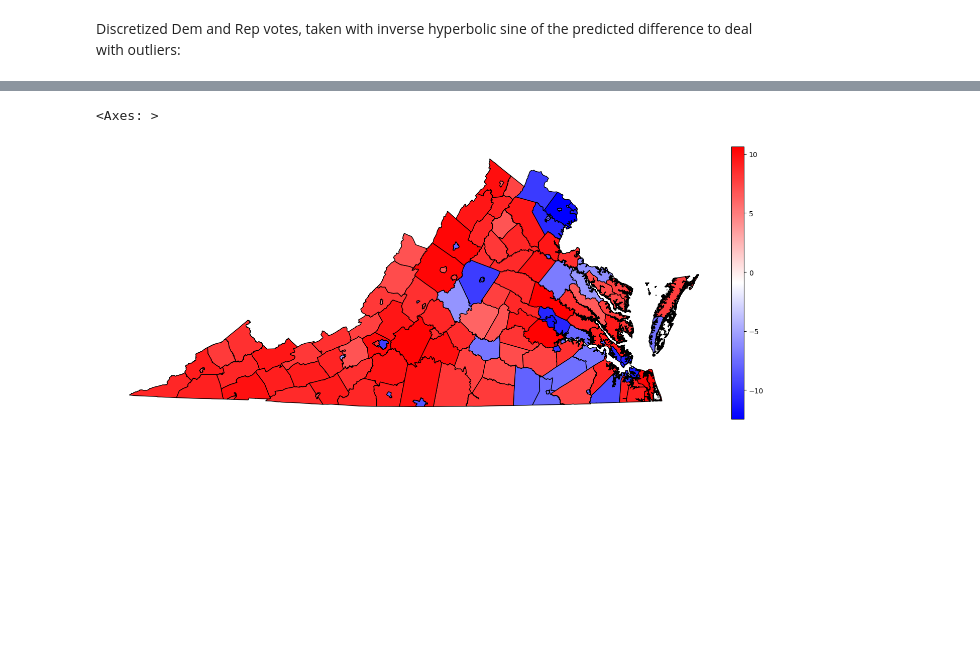
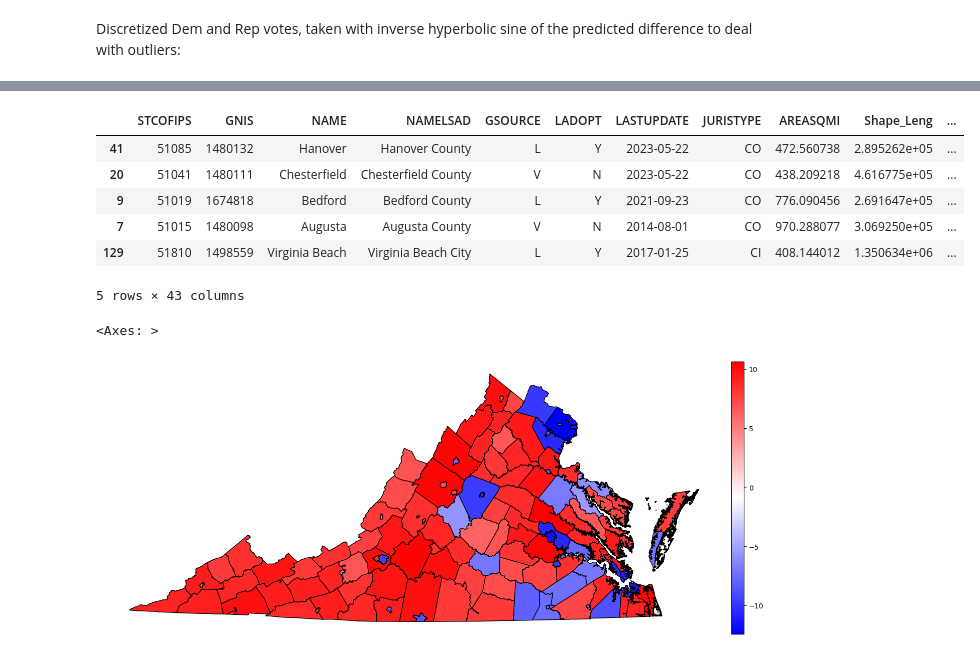
Before and after one commit to phipyao/ds3001-project_voting, a Jupyter notebook: project_voting.ipynb, the cells around one changed output, grey strips where cells are left out. Saved outputs shown, nothing was run; the diff lists cells and outputs as text; code cells hidden in the pictures; blank space fills up the shorter version.

```diff
--- a/project_voting.ipynb
+++ b/project_voting.ipynb
@@ -149,3 +161,15 @@ df[['NAME', 'vote_diff_ihs']].head()
+# %%
+# Predicted most Republican leaning counties
+
+df.sort_values(by=['vote_diff_ihs'], ascending=False).head(5)
+# %% [output]
+|  | STCOFIPS | GNIS | NAME | NAMELSAD | GSOURCE | LADOPT | LASTUPDATE | JURISTYPE | AREASQMI | Shape_Leng | ... |
+| 41 | 51085 | 1480132 | Hanover | Hanover County | L | Y | 2023-05-22 | CO | 472.560738 | 2.895262e+05 | ... |
+| 20 | 51041 | 1480111 | Chesterfield | Chesterfield County | V | N | 2023-05-22 | CO | 438.209218 | 4.616775e+05 | ... |
+| 9 | 51019 | 1674818 | Bedford | Bedford County | L | Y | 2021-09-23 | CO | 776.090456 | 2.691647e+05 | ... |
+| 7 | 51015 | 1480098 | Augusta | Augusta County | V | N | 2014-08-01 | CO | 970.288077 | 3.069250e+05 | ... |
+| 129 | 51810 | 1498559 | Virginia Beach | Virginia Beach City | L | Y | 2017-01-25 | CI | 408.144012 | 1.350634e+06 | ... |
+5 rows × 43 columns
 # %%
 fig = plt.figure()
 ax = fig.add_axes([0, 0, 2, 2])
```
Also changed, not shown: parts of 6 cells of this notebook.
